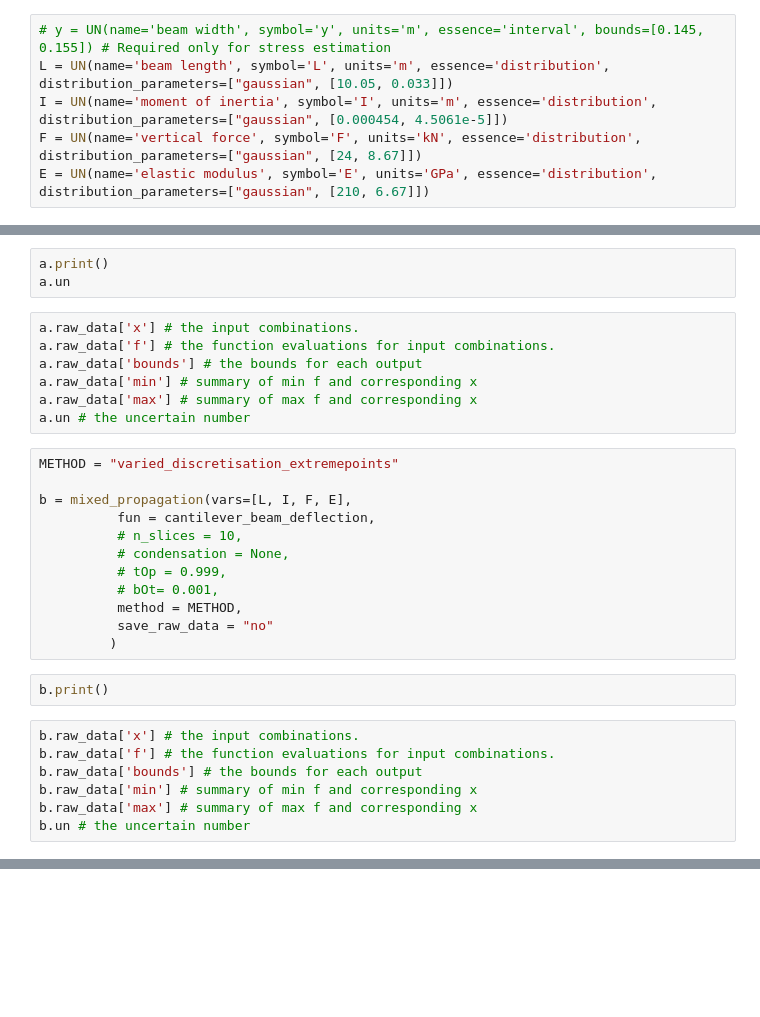
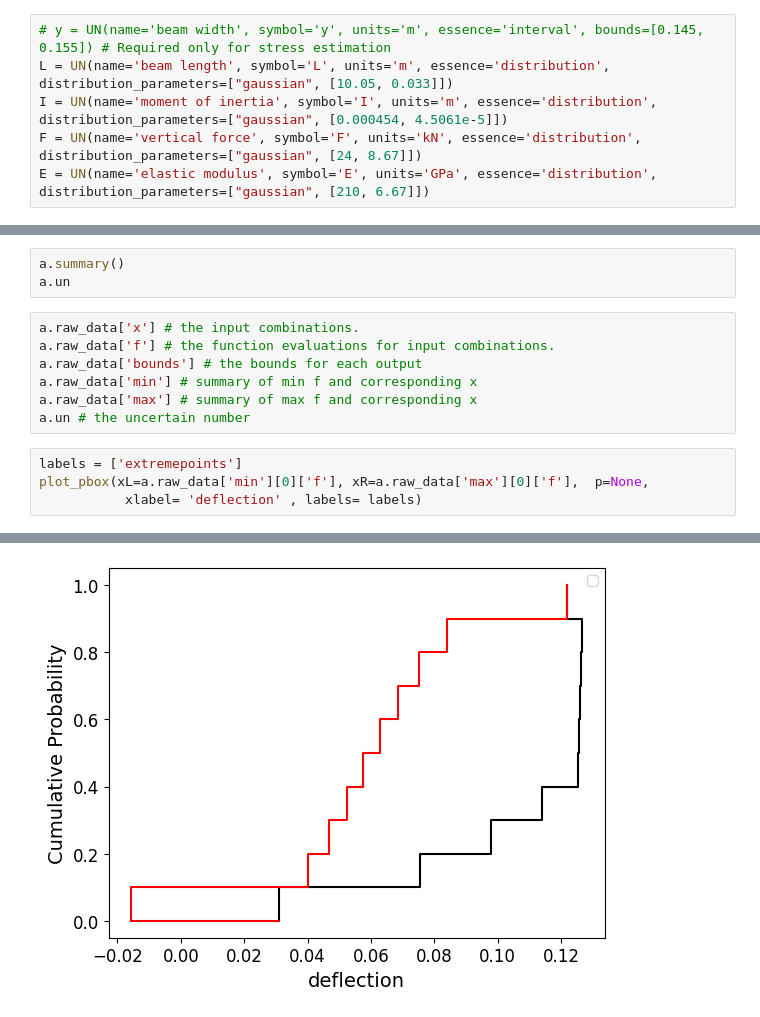
Before and after one commit to leslieDLcy/PyUncertainNumber, a Jupyter notebook: src/PyUncertainNumber/propagation/UP_demonstration[CantileverBbeam].ipynb, the cells around one changed output, grey strips where cells are left out. Cells and saved outputs as stored; diff of their text form; blank space fills up the shorter version.

```diff
--- a/src/PyUncertainNumber/propagation/UP_demonstration[CantileverBbeam].ipynb
+++ b/src/PyUncertainNumber/propagation/UP_demonstration[CantileverBbeam].ipynb
@@ -620,5 +722,5 @@ a = Propagation(vars=[L, I, F, E],
 # %%
-a.print()
+a.summary()
 a.un
 # %%
 a.raw_data['x'] # the input combinations.
@@ -627,24 +729,8 @@ a.raw_data['bounds'] # the bounds for each output
 a.raw_data['min'] # summary of min f and corresponding x
 a.raw_data['max'] # summary of max f and corresponding x
 a.un # the uncertain number
-# %%
-METHOD = "varied_discretisation_extremepoints"
-
-b = mixed_propagation(vars=[L, I, F, E],
-          fun = cantilever_beam_deflection,
-          # n_slices = 10,
-          # condensation = None,
-          # tOp = 0.999,
-          # bOt= 0.001,
-          method = METHOD,
-          save_raw_data = "no"
-         )
-# %%
-b.print()
-# %%
-b.raw_data['x'] # the input combinations.
-b.raw_data['f'] # the function evaluations for input combinations.
-b.raw_data['bounds'] # the bounds for each output
-b.raw_data['min'] # summary of min f and corresponding x
-b.raw_data['max'] # summary of max f and corresponding x
-b.un # the uncertain number
+# %%
+labels = ['extremepoints']
+plot_pbox(xL=a.raw_data['min'][0]['f'], xR=a.raw_data['max'][0]['f'],  p=None,
+           xlabel= 'deflection' , labels= labels)
+# %% [output]
@@ -650,0 +738 @@ b.un # the uncertain number
+[figure, added]
```
Also changed, not shown: parts of 71 cells of this notebook, 3 other files.
